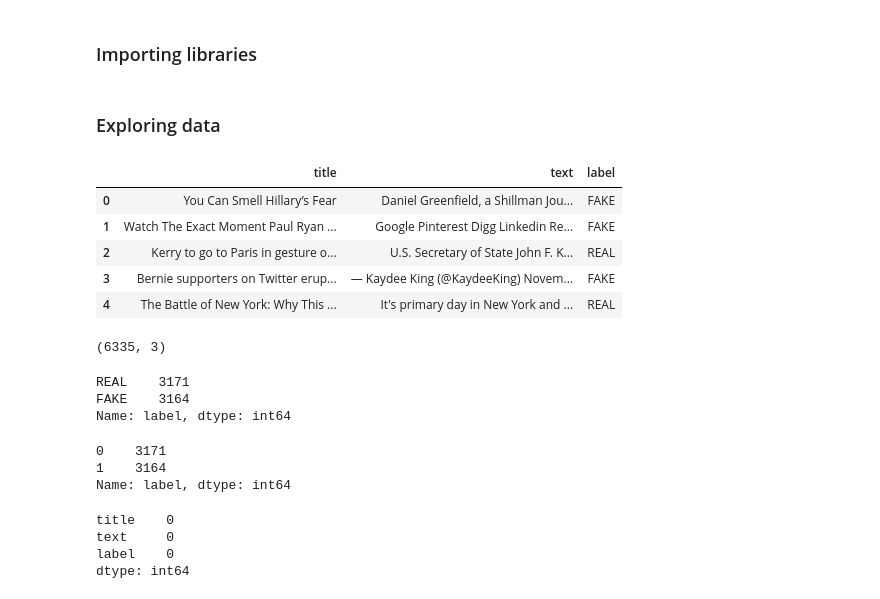
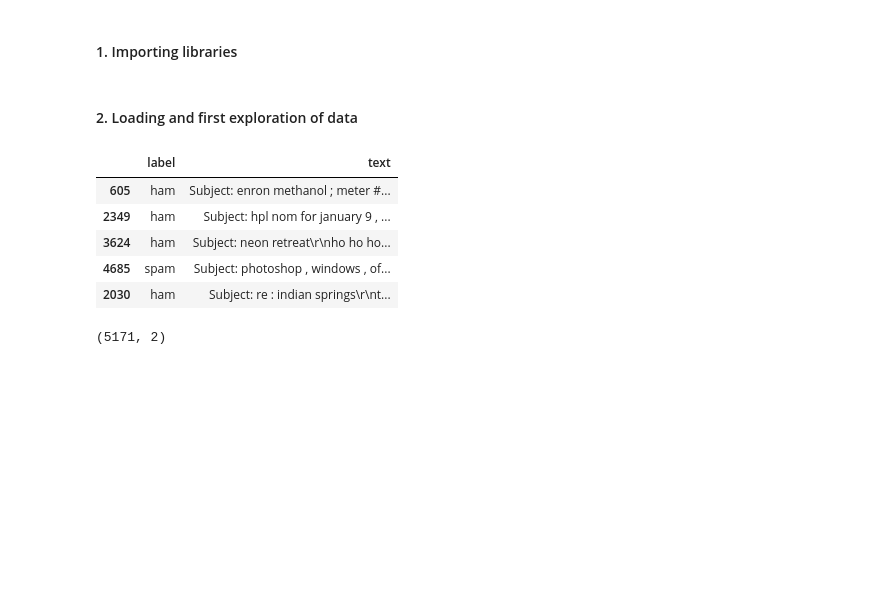
Before and after one commit to Roan-k/Roan-k, a Jupyter notebook: Projects/Fake_news_classification.ipynb, the cells around one changed output. Cells and saved outputs as stored; diff of their text form; code cells hidden in the pictures; blank space fills up the shorter version.

Commit message:
update fake_news_project

```diff
--- a/Projects/Fake_news_classification.ipynb
+++ b/Projects/Fake_news_classification.ipynb
@@ -1,5 +12,5 @@
 # %% [markdown]
-### Importing libraries
+#### 1. Importing libraries
 # %%
 import pandas as pd
 import numpy as np
@@ -25,26 +44,21 @@ from sklearn.linear_model import LogisticRegression
 
 # Metrics
 from sklearn.metrics import accuracy_score, f1_score, classification_report
+# %% [markdown]
+#### 2. Loading and first exploration of data
 # %%
-df = pd.read_csv('news.csv', usecols = [1,2,3])
+df_orginal = pd.read_csv('spam_ham_dataset.csv', header = 0, encoding='ISO-8859-1', index_col = 0, usecols = [0,1,2])
-# %% [markdown]
-### Exploring data
 # %%
+df = df_orginal.copy()
 df.head()
 # %% [output]
-|  | title | text | label |
-| 0 | You Can Smell Hillary’s Fear | Daniel Greenfield, a Shillman Jou... | FAKE |
-| 1 | Watch The Exact Moment Paul Ryan ... | Google Pinterest Digg Linkedin Re... | FAKE |
-| 2 | Kerry to go to Paris in gesture o... | U.S. Secretary of State John F. K... | REAL |
-| 3 | Bernie supporters on Twitter erup... | — Kaydee King (@KaydeeKing) Novem... | FAKE |
-| 4 | The Battle of New York: Why This ... | It's primary day in New York and ... | REAL |
+|  | label | text |
+| 605 | ham | Subject: enron methanol ; meter #... |
+| 2349 | ham | Subject: hpl nom for january 9 , ... |
+| 3624 | ham | Subject: neon retreat\r\nho ho ho... |
+| 4685 | spam | Subject: photoshop , windows , of... |
+| 2030 | ham | Subject: re : indian springs\r\nt... |
 # %%
 df.shape
 # %% [output]
-(6335, 3)
+(5171, 2)
-# %%
-df.label.value_counts()
-# %% [output]
-REAL    3171
-FAKE    3164
-Name: label, dtype: int64
@@ -53,13 +64,0 @@ df.label = np.where(df.label == 'FAKE',1,0)
-# %%
-df.label.value_counts()
-# %% [output]
-0    3171
-1    3164
-Name: label, dtype: int64
-# %%
-df.isna().sum()
-# %% [output]
-title    0
-text     0
-label    0
-dtype: int64
```
Also changed, not shown: parts of 50 cells of this notebook.
